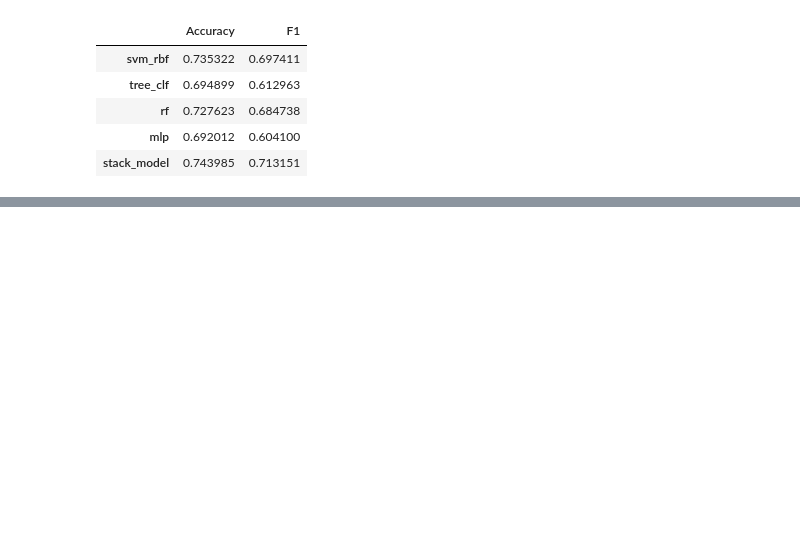
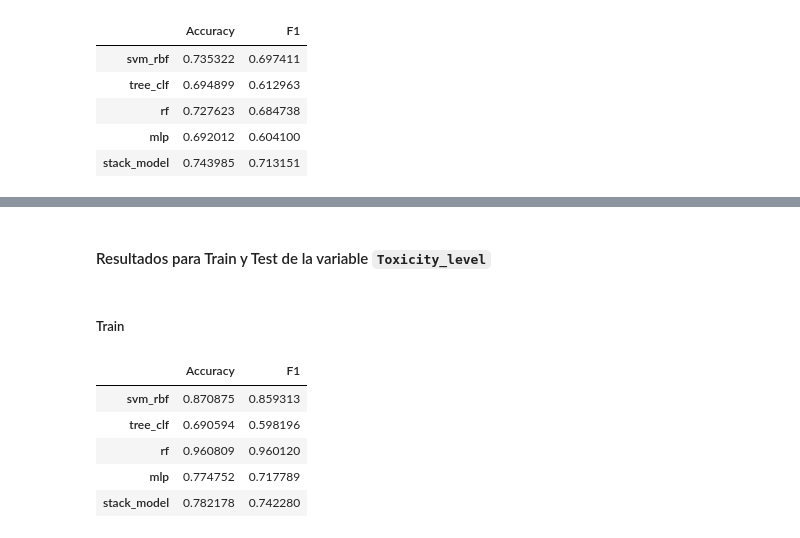
Before and after one commit to alvaro-mazcu-herreros/DETOXIS_2021, a Jupyter notebook: Practica5_Sesion4.ipynb, the cells around one changed output, grey strips where cells are left out. Drawn from its saved outputs; the diff is of its cells as text; code cells hidden in the pictures; blank space fills up the shorter version.

Commit message:
Stacking Toxicity_Level added

```diff
--- a/Practica5_Sesion4.ipynb
+++ b/Practica5_Sesion4.ipynb
@@ -327,0 +543,15 @@ df_test
+# %%
+acc_train_list_levels = {
+'svm_rbf': svm_train_accuracy_levels,
+'tree_clf': dt_train_accuracy_levels,
+'rf': rf_train_accuracy_levels,
+'mlp': mlp_train_accuracy_levels,
+'stack_model': stack_model_train_accuracy_levels}
+
+
+f1_train_list_levels = {
+'svm_rbf': svm_train_f1_levels,
+'tree_clf': dt_train_f1_levels,
+'rf': rf_train_f1_levels,
+'mlp': mlp_train_f1_levels,
+'stack_model': stack_model_train_f1_levels}
@@ -327,0 +573,16 @@ df_test
+# %% [markdown]
+#### Resultados para Train y Test de la variable `Toxicity_level`
+# %% [markdown]
+##### Train
+# %%
+acc_df_levels = pd.DataFrame.from_dict(acc_train_list_levels, orient='index', columns=['Accuracy'])
+f1_df_levels = pd.DataFrame.from_dict(f1_train_list_levels, orient='index', columns=['F1'])
+df_levels = pd.concat([acc_df_levels, f1_df_levels], axis=1)
+df_levels
+# %% [output]
+|  | Accuracy | F1 |
+| svm_rbf | 0.870875 | 0.859313 |
+| tree_clf | 0.690594 | 0.598196 |
+| rf | 0.960809 | 0.960120 |
+| mlp | 0.774752 | 0.717789 |
+| stack_model | 0.782178 | 0.742280 |
```
Also changed, not shown: parts of 36 cells of this notebook.
